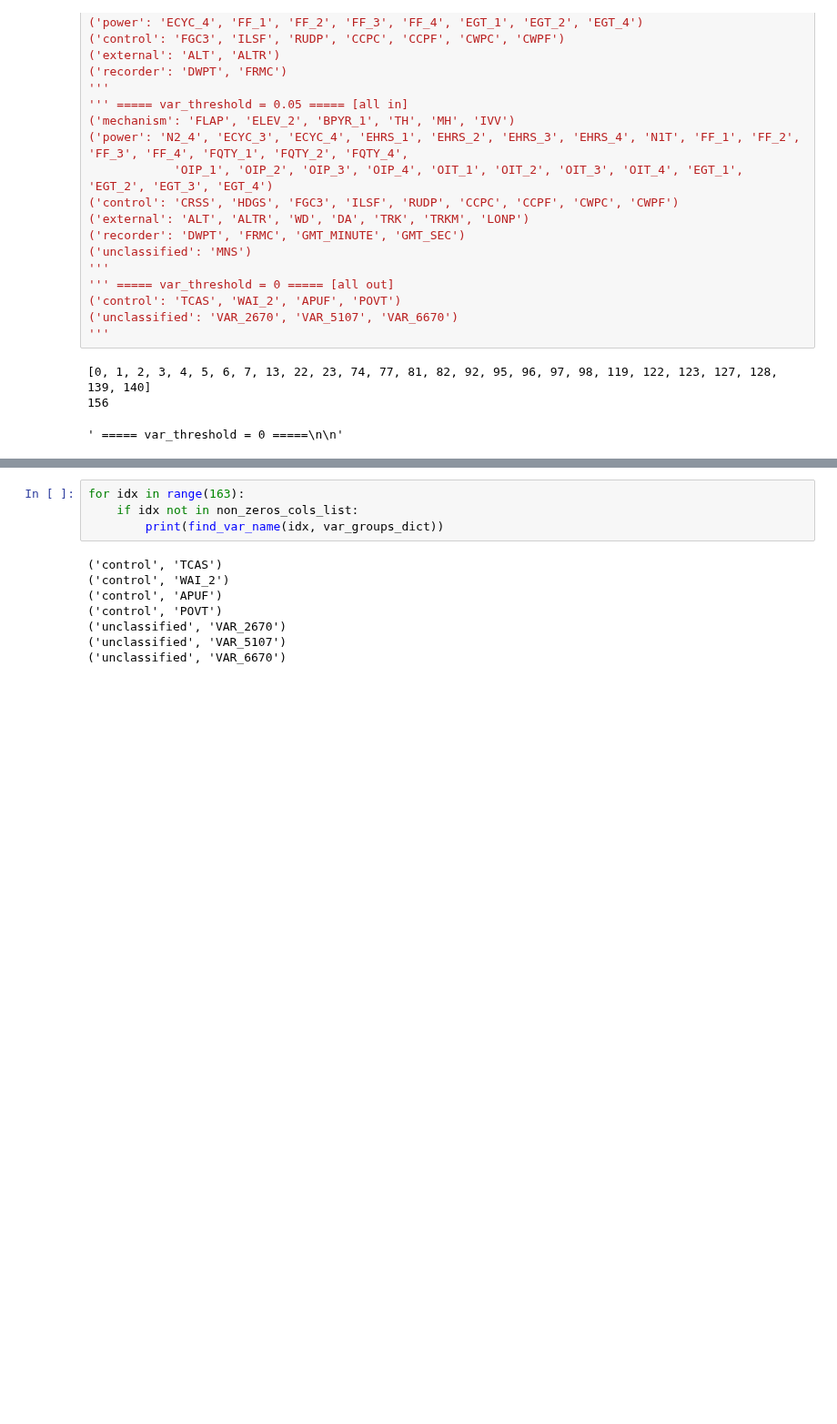
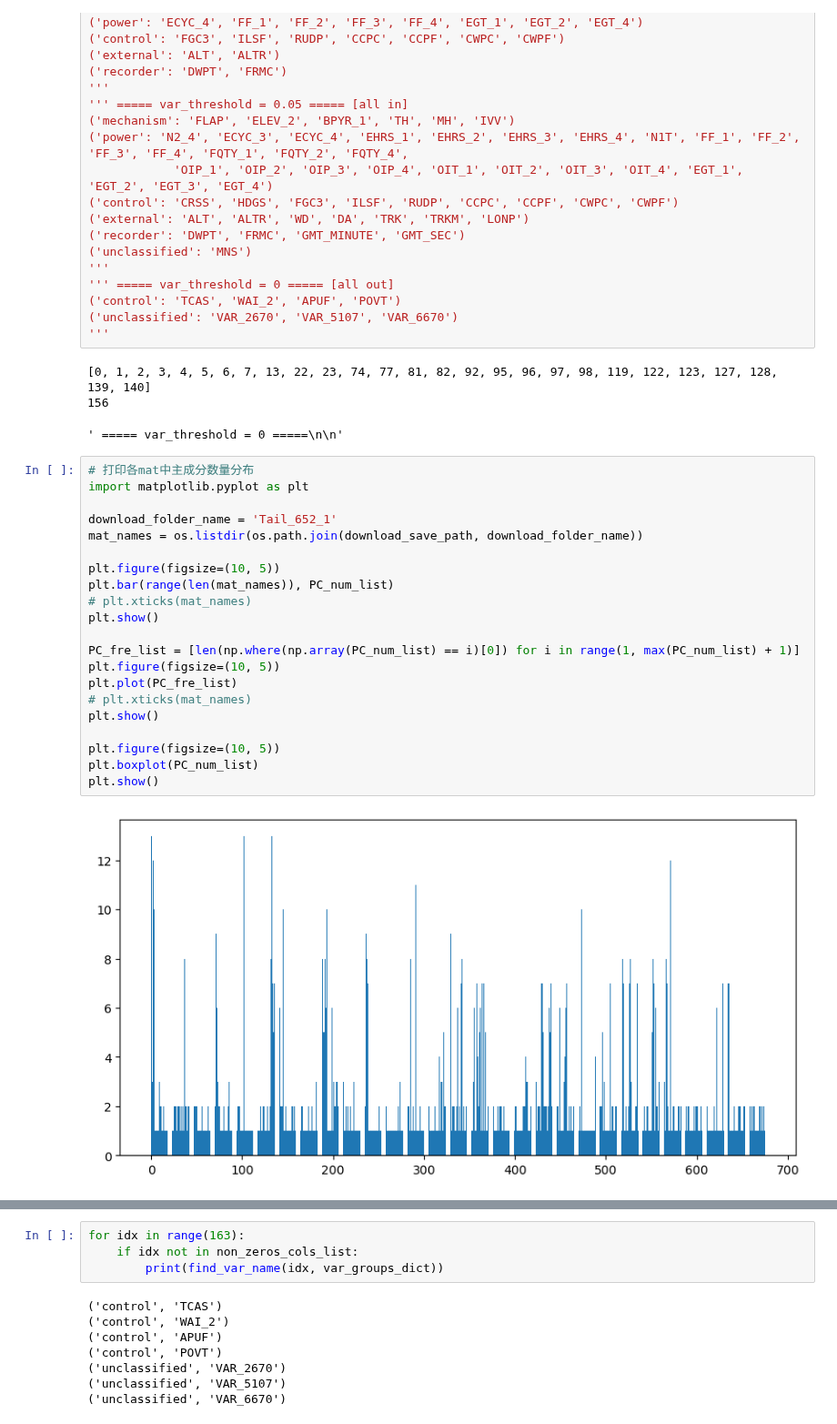
Before and after one commit to srt-uncertainty-wind/code, a Jupyter notebook: variableSelect_pca.ipynb, the cells around one changed output, grey strips where cells are left out. Shown at 91% size. Saved outputs shown, nothing was run; the diff lists cells and outputs as text; blank space fills up the shorter version.

```diff
--- a/variableSelect_pca.ipynb
+++ b/variableSelect_pca.ipynb
@@ -223,3 +223,26 @@ print(len(non_zeros_cols_list)) # 0.95下22个，0.8下28个，0.5下32个，0.1
 [0, 1, 2, 3, 4, 5, 6, 7, 13, 22, 23, 74, 77, 81, 82, 92, 95, 96, 97, 98, 119, 122, 123, 127, 128, 139, 140]
 156
 ' ===== var_threshold = 0 =====\n\n'
+# %%
+# 打印各mat中主成分数量分布
+import matplotlib.pyplot as plt
+
+download_folder_name = 'Tail_652_1'
+mat_names = os.listdir(os.path.join(download_save_path, download_folder_name))
+
+plt.figure(figsize=(10, 5))
+plt.bar(range(len(mat_names)), PC_num_list)
+# plt.xticks(mat_names)
+plt.show()
+
+PC_fre_list = [len(np.where(np.array(PC_num_list) == i)[0]) for i in range(1, max(PC_num_list) + 1)]
+plt.figure(figsize=(10, 5))
+plt.plot(PC_fre_list)
+# plt.xticks(mat_names)
+plt.show()
+
+plt.figure(figsize=(10, 5))
+plt.boxplot(PC_num_list)
+plt.show()
+# %% [output]
+[figure, added]
```
Also changed, not shown: parts of 1 cell of this notebook.
